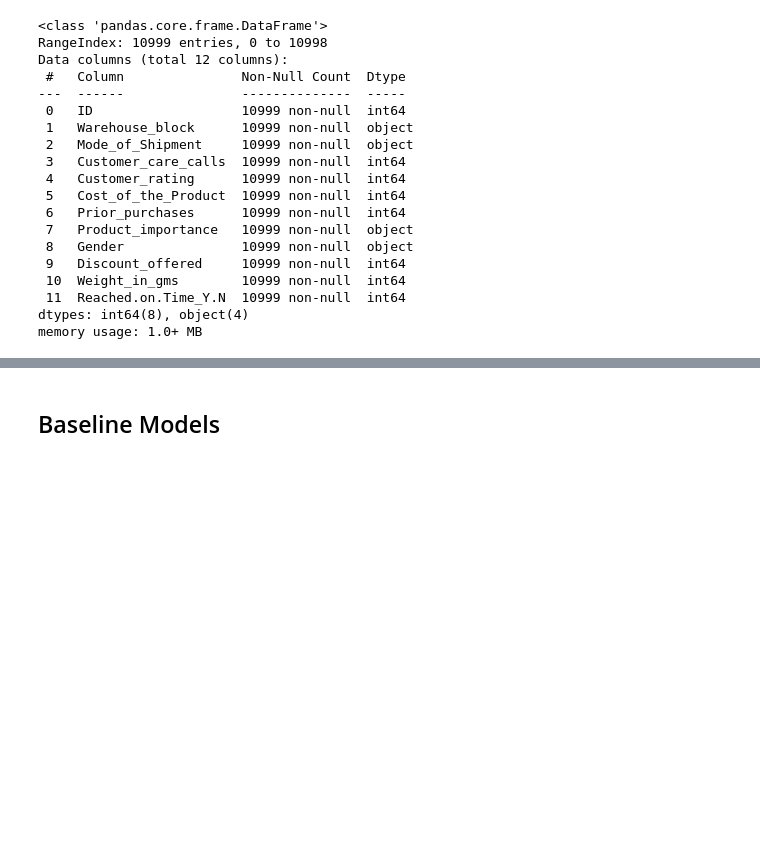
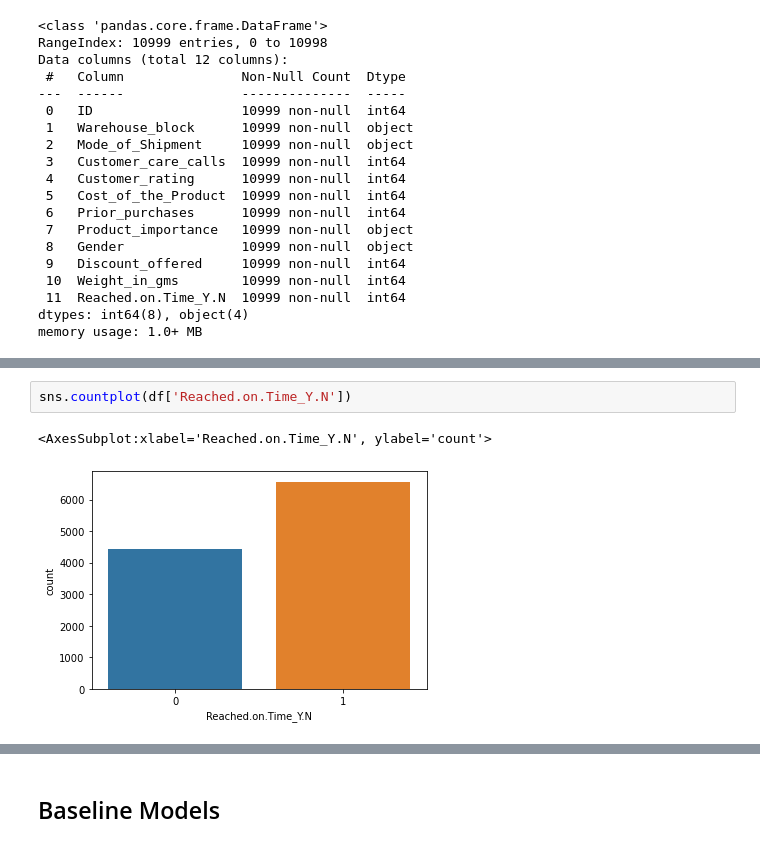
Before and after one commit to jaymhart76/e_commerce_classification_project, a Jupyter notebook: e_commerce_project.ipynb, the cells around one changed output, grey strips where cells are left out. Drawn from its saved outputs; the diff is of its cells as text; blank space fills up the shorter version.

```diff
--- a/e_commerce_project.ipynb
+++ b/e_commerce_project.ipynb
@@ -93,0 +102,5 @@ df.describe()
+# %%
+sns.countplot(df['Reached.on.Time_Y.N'])
+# %% [output]
+<AxesSubplot:xlabel='Reached.on.Time_Y.N', ylabel='count'>
+[figure, added]
```
Also changed, not shown: parts of 33 cells of this notebook.
